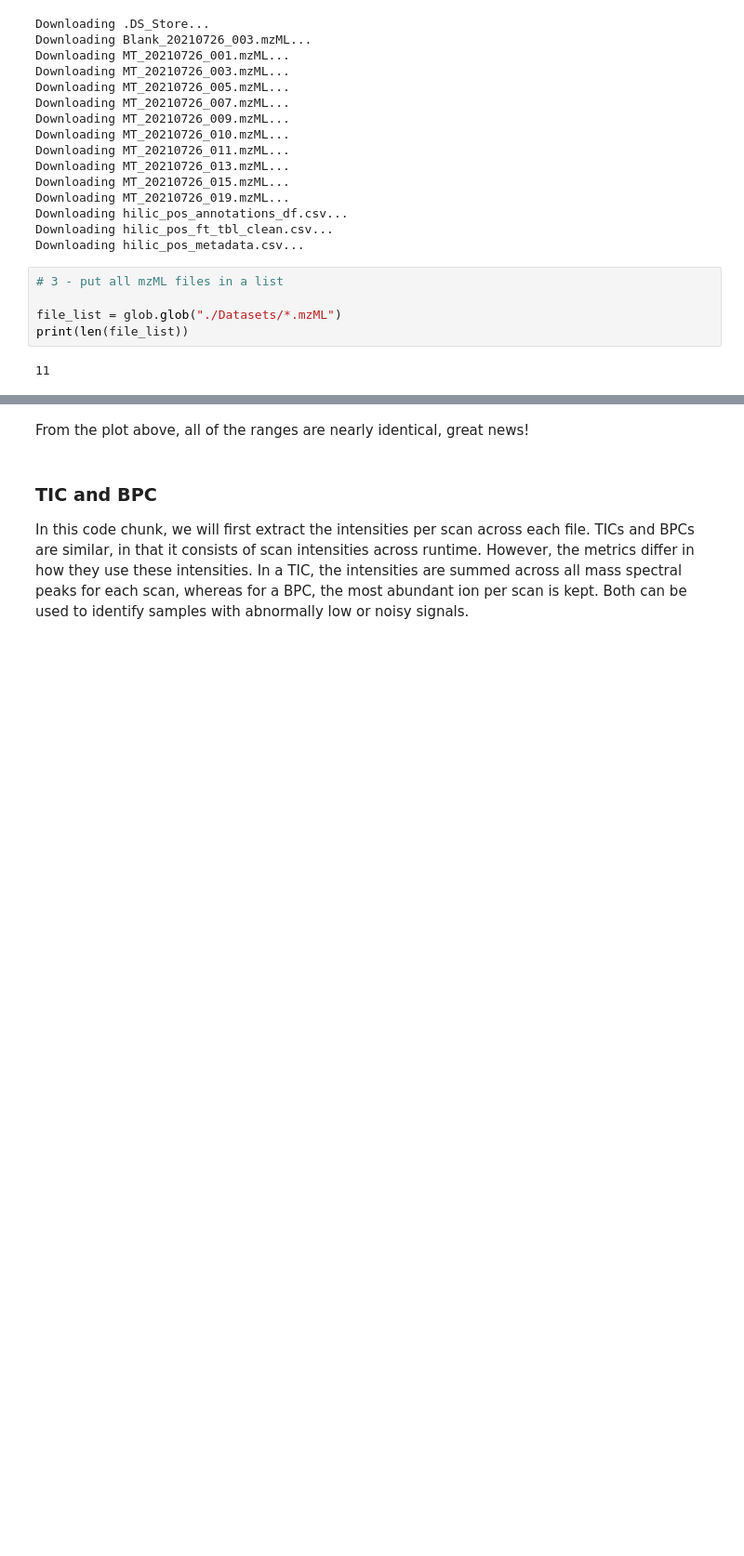
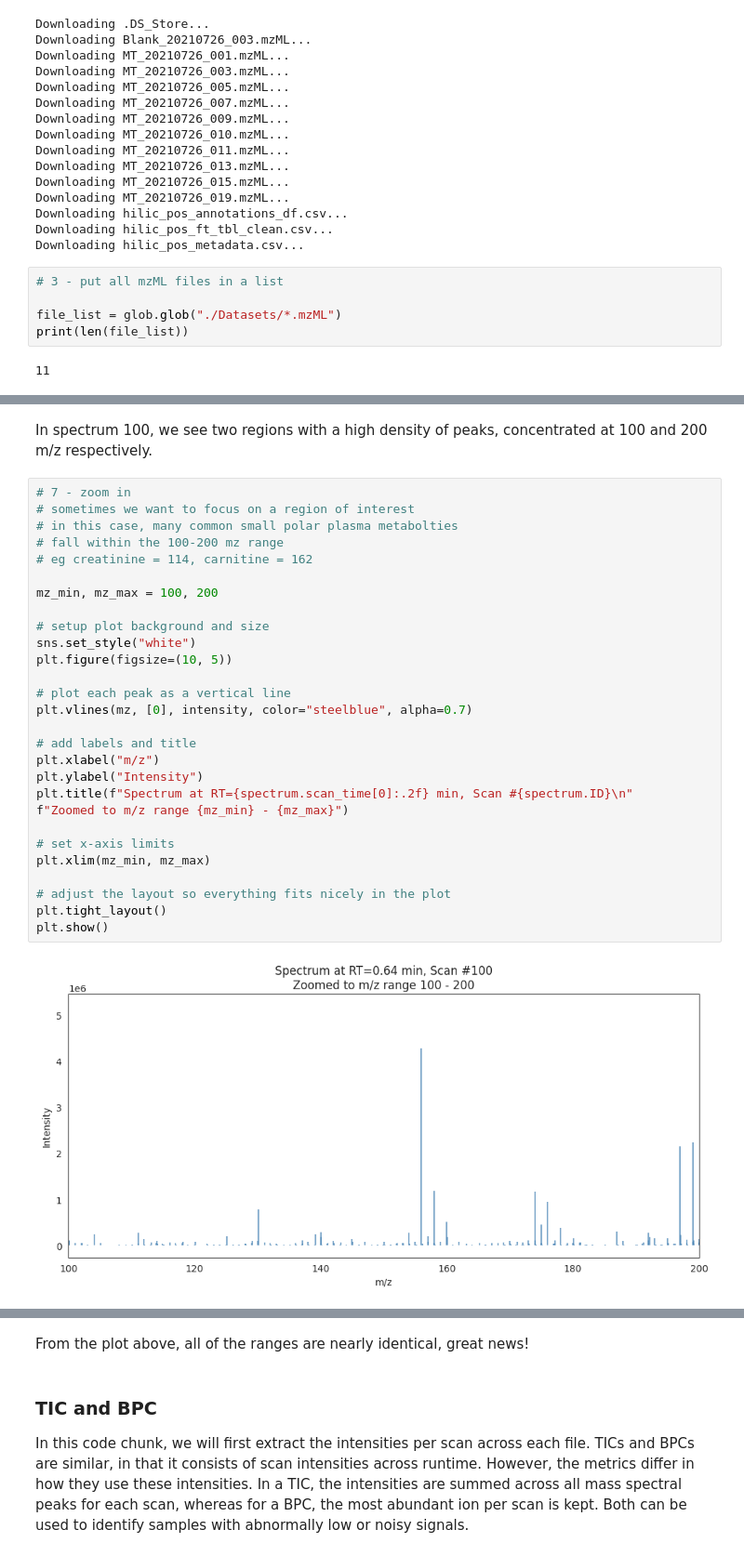
Before and after one commit to shuzhao-li-lab/2025_DataScience, a Jupyter notebook: notebooks/01_Python_Exploring_Raw_Metabolomics_Data.ipynb, the cells around one changed output, grey strips where cells are left out. Shown at 93% size. Cells and saved outputs as stored; diff of their text form; blank space fills up the shorter version.

```diff
--- a/notebooks/01_Python_Exploring_Raw_Metabolomics_Data.ipynb
+++ b/notebooks/01_Python_Exploring_Raw_Metabolomics_Data.ipynb
@@ -121,0 +174,32 @@ display(meta)
+# %% [markdown]
+In spectrum 100, we see two regions with a high density of peaks, concentrated at 100 and 200 m/z respectively.
+# %%
+# 7 - zoom in
+# sometimes we want to focus on a region of interest
+# in this case, many common small polar plasma metabolties
+# fall within the 100-200 mz range
+# eg creatinine = 114, carnitine = 162
+
+mz_min, mz_max = 100, 200
+
+# setup plot background and size
+sns.set_style("white")
+plt.figure(figsize=(10, 5))
+
+# plot each peak as a vertical line
+plt.vlines(mz, [0], intensity, color="steelblue", alpha=0.7)
+
+# add labels and title
+plt.xlabel("m/z")
+plt.ylabel("Intensity")
+plt.title(f"Spectrum at RT={spectrum.scan_time[0]:.2f} min, Scan #{spectrum.ID}\n"
+f"Zoomed to m/z range {mz_min} - {mz_max}")
+
+# set x-axis limits
+plt.xlim(mz_min, mz_max)
+
+# adjust the layout so everything fits nicely in the plot
+plt.tight_layout()
+plt.show()
+# %% [output]
+[figure, added]
```
Also changed, not shown: parts of 23 cells of this notebook.
